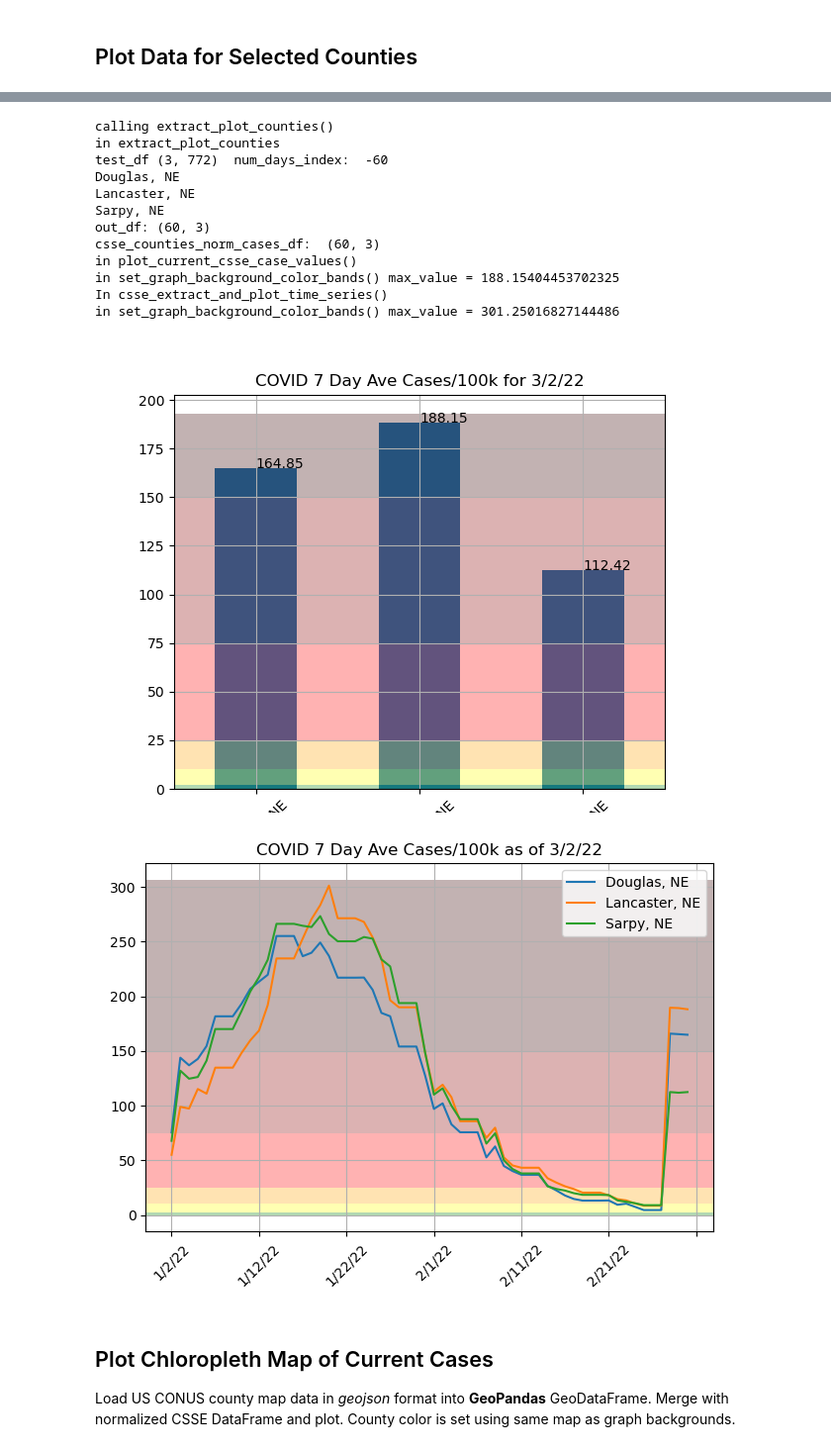
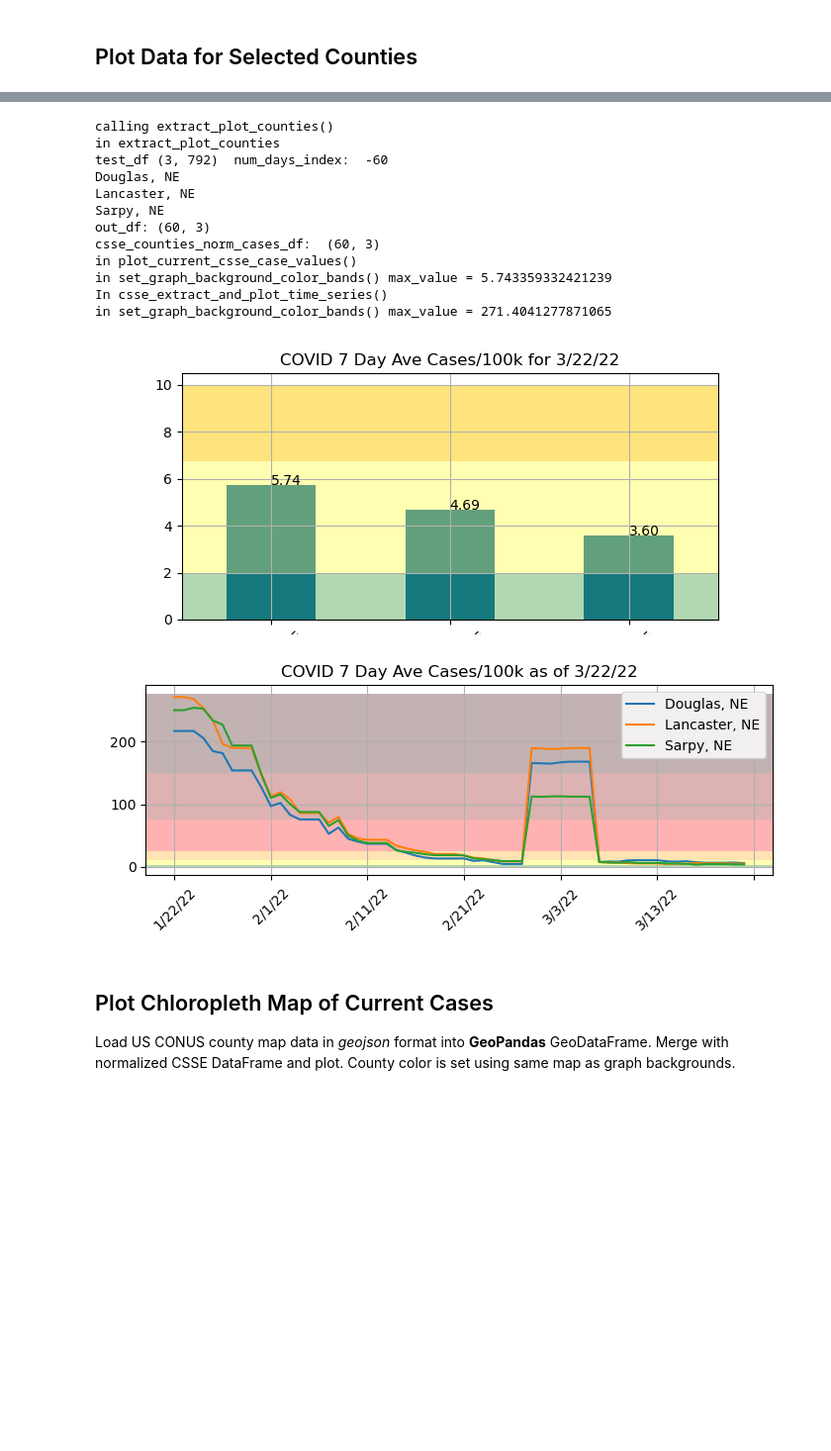
Before and after one commit to ptdoerr/COVIDdashboard, a Jupyter notebook: notebooks/CSSE COVID Dashboard.ipynb, the cells around one changed output, grey strips where cells are left out. Shown at 99% size. Saved outputs shown, nothing was run; the diff lists cells and outputs as text; code cells hidden in the pictures; blank space fills up the shorter version.

```diff
--- a/notebooks/CSSE COVID Dashboard.ipynb
+++ b/notebooks/CSSE COVID Dashboard.ipynb
@@ -92,8 +92,10 @@ merge_and_calculate_full_new_cases() completed: 6.733392238616943
 # create axes for plots and enable interactive mode if not on Google Colab
 #%matplotlib widget
 %matplotlib widget
-csse_current_values_graph, csse_current_values_axes = plt.subplots()
-csse_ave_cases_graph, csse_ave_cases_axes = plt.subplots()
+csse_current_values_graph, csse_current_values_axes = plt.subplots(1, 1, figsize=(7,3))
+csse_ave_cases_graph, csse_ave_cases_axes = plt.subplots(1, 1, figsize=(7, 3))
+#csse_current_values_graph.canvas.layout.width = '100%'
+#csse_current_values_graph.canvas.layout.height = '100%' #'900px'
 
 # define colormap for plotting and map
 color_list = ['green', 'yellow','orange', 'red', 'darkred', '#380000']
@@ -275,38 +277,38 @@ def csse_extract_and_plot_time_series():
     #plt.xticks(rotation=45, ha='right')
     csse_ave_cases_graph.tight_layout()
     #csse_ave_cases_graph.show()
     #print("ave_cases_graph: ")
     #print(type(ave_cases_graph))
 
     #counties_norm_cases.style
 
 #merge_and_calculate_full_new_cases()
 
 #get_latest_csse_county_values(csse_county_select.value)
 #extract_plot_counties(csse_county_select.value)
 print('calling extract_plot_counties()')
 csse_counties_norm_cases_df = utils.extract_plot_counties(csse_full_counties_norm_cases_df, csse_county_select.value, plt_range.value)
 print('csse_counties_norm_cases_df: ', csse_counties_norm_cases_df.shape)
 
 csse_plot_current_case_values()
 
 csse_extract_and_plot_time_series()
 # %% [output]
 Box(children=(HTML(value='<center><b>Plot Control</b></center>', layout=Layout(width='auto')), HBox(children=(…
 calling extract_plot_counties()
 in extract_plot_counties
-test_df (3, 772)  num_days_index:  -60
+test_df (3, 792)  num_days_index:  -60
 Douglas, NE
 Lancaster, NE
 Sarpy, NE
 out_df: (60, 3)
 csse_counties_norm_cases_df:  (60, 3)
 in plot_current_csse_case_values()
-in set_graph_background_color_bands() max_value = 188.15404453702325
+in set_graph_background_color_bands() max_value = 5.743359332421239
 In csse_extract_and_plot_time_series()
-in set_graph_background_color_bands() max_value = 301.25016827144486
+in set_graph_background_color_bands() max_value = 271.4041277871065
-[figure, old version]
+[figure, new version]
-[figure, old version]
+[figure, new version]
 # %% [markdown]
 ## Plot Chloropleth Map of Current Cases
 Load US CONUS county map data in _geojson_ format into __GeoPandas__ GeoDataFrame. Merge with normalized CSSE DataFrame and plot. County color is set using same map as graph backgrounds.
```
Also changed, not shown: parts of 4 cells of this notebook, 1 other file.
